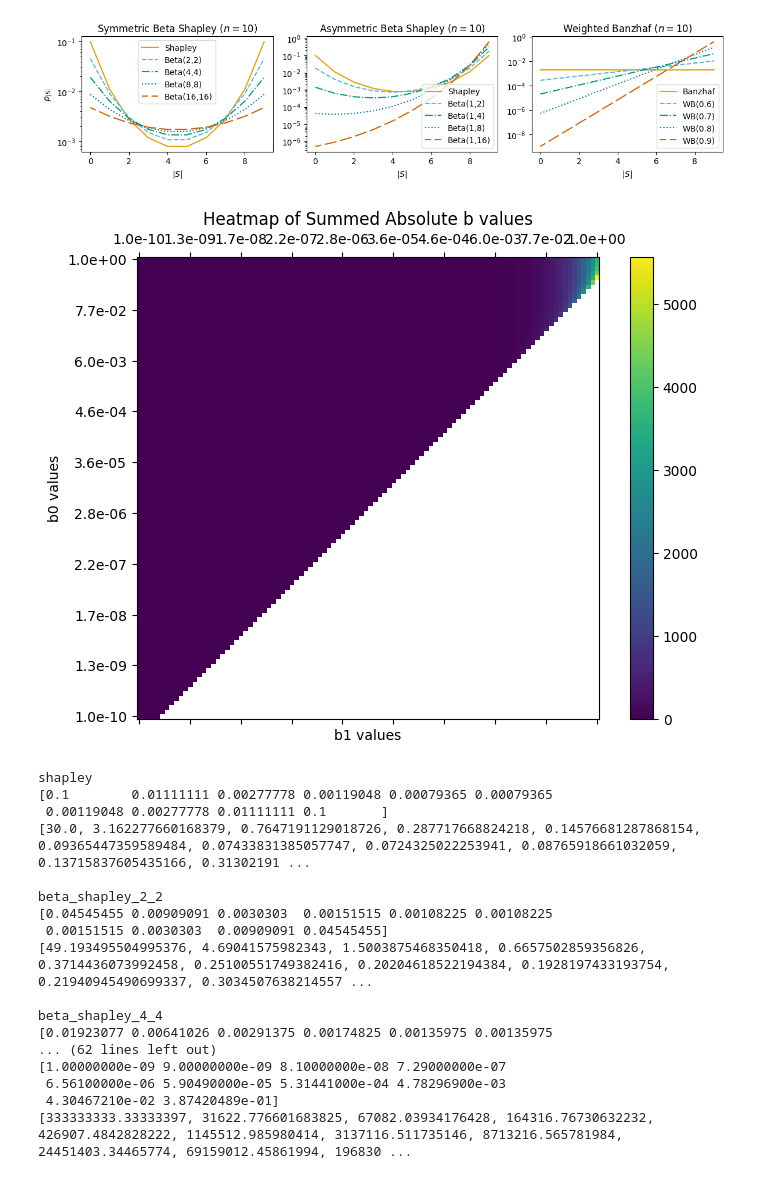
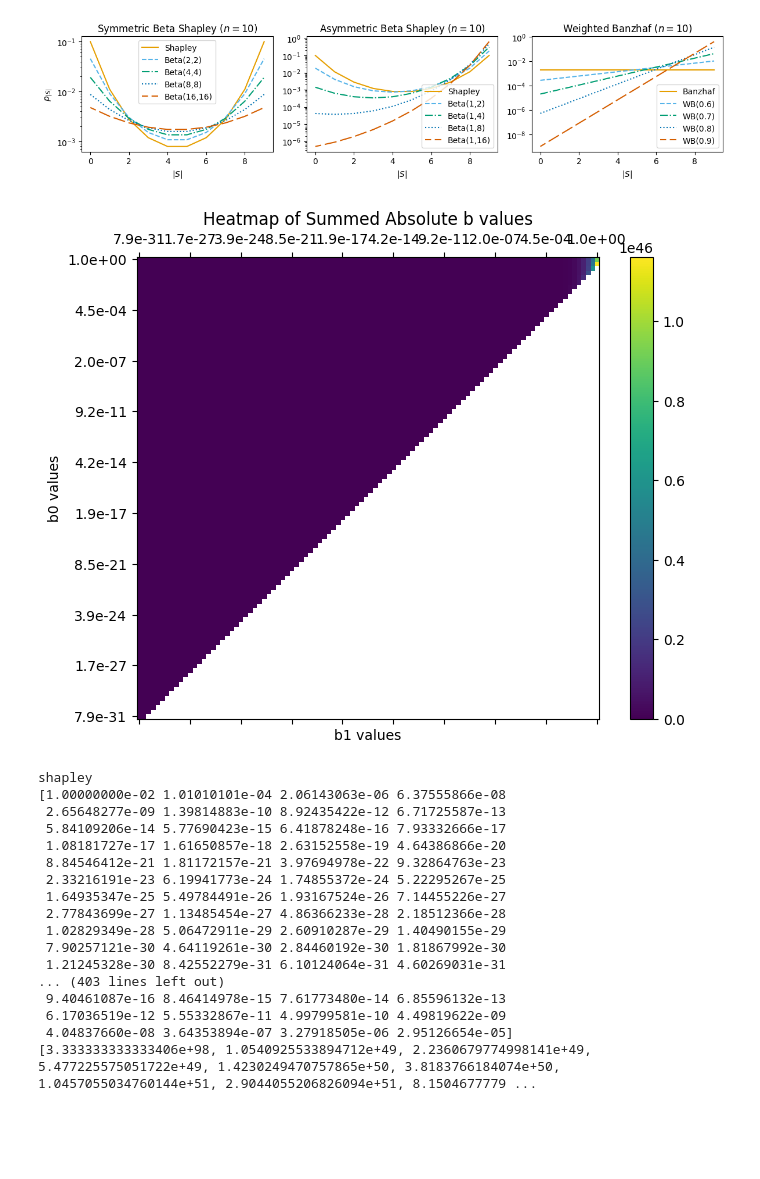
Before and after one commit to rtealwitter/regressionMSR, a Jupyter notebook: plot_pretty.ipynb, the cells around one changed output. Drawn from its saved outputs; the diff is of its cells as text; code cells hidden in the pictures; blank space fills up the shorter version.

```diff
--- a/plot_pretty.ipynb
+++ b/plot_pretty.ipynb
@@ -123,52 +123,54 @@ plot_probabilistic_values(n=10, figsize=figsize)
 [figure]
 # %%
 weighting_name = "weighted_banzhaf_0.9"
+#weighting_name = "shapley"
+#weighting_name = "banzhaf"
 
-n = 10
+n = 100
 p = get_p(n, weighting_name)
 
 # try log increasing values of b0 and b1
-val_ranges = np.geomspace(1e-10, 1, 100)
+val_ranges = np.geomspace(2**-n, 1, 100)
 # all possible values of b0 and b1
 b = np.zeros(n)
 saved_b = np.zeros((len(val_ranges), len(val_ranges)))
 # use meshgrid to get all possible values of b0 and b1
 for b0_idx, b0 in enumerate(val_ranges):
     b[0] = b0
     for b1_idx, b1 in enumerate(val_ranges):
         b[1] = b1
         for ell in range(1, n-1):
             numerator = p[ell]**2 * b[ell]**2 * b[ell-1]**2
             denominator1 = 2 * p[ell] * p[ell-1] * b[ell-1]**2
             denominator2 = -1*p[ell-1]**2 * b[ell]**2
             b[ell+1] = np.sqrt(numerator / (denominator1 + denominator2))
         saved_b[b0_idx, b1_idx] = sum(np.abs(b))
 
 
 # Plot the heatmap with labeled axes
 fig, ax = plt.subplots(figsize=(8, 6))
 cax = ax.matshow(saved_b, cmap='viridis', origin='lower')
 
 # Set axis labels and ticks
 ax.set_xticks(np.linspace(0, len(val_ranges) - 1, 10))
 ax.set_yticks(np.linspace(0, len(val_ranges) - 1, 10))
 ax.set_xticklabels([f"{val_ranges[int(i)]:.1e}" for i in np.linspace(0, len(val_ranges) - 1, 10)])
 ax.set_yticklabels([f"{val_ranges[int(i)]:.1e}" for i in np.linspace(0, len(val_ranges) - 1, 10)])
 
 plt.xlabel("b1 values")
 plt.ylabel("b0 values")
 plt.title("Heatmap of Summed Absolute b values")
 fig.colorbar(cax)
 plt.show()
 # %% [output]
-[figure, old version]
+[figure, new version]
 # %%
 for weighting in weightings:
     for weighting_name in weightings[weighting]:
         print(weighting_name)
-        n = 10
+        n = 100
         p = get_p(n, weighting_name)
-        b = [1/np.sqrt(p[0]*p[1]),1/np.sqrt(p[0])]
+        b = [1/np.sqrt(p[0]*p[1]),1/np.sqrt(p[1])]
         for ell in range(1, n):
             numerator = p[ell]**2 * b[ell-1]**2 * b[ell]**2
             denominator1 = 2 * p[ell] * p[ell-1] * b[ell-1]**2
@@ -180,19 +182,19 @@ for weighting in weightings:
         print()
 # %% [output]
 shapley
-[0.1        0.01111111 0.00277778 0.00119048 0.00079365 0.00079365
- 0.00119048 0.00277778 0.01111111 0.1       ]
-[30.0, 3.162277660168379, 0.7647191129018726, 0.287717668824218, 0.14576681287868154, 0.09365447359589484, 0.07433831385057747, 0.0724325022253941, 0.08765918661032059, 0.13715837605435166, 0.31302191 ...
-
-beta_shapley_2_2
-[0.04545455 0.00909091 0.0030303  0.00151515 0.00108225 0.00108225
- 0.00151515 0.0030303  0.00909091 0.04545455]
-[49.193495504995376, 4.69041575982343, 1.5003875468350418, 0.6657502859356826, 0.3714436073992458, 0.25100551749382416, 0.20204618522194384, 0.1928197433193754, 0.21940945490699337, 0.3034507638214557 ...
-
-beta_shapley_4_4
-[0.01923077 0.00641026 0.00291375 0.00174825 0.00135975 0.00135975
-... (62 lines left out)
-[1.00000000e-09 9.00000000e-09 8.10000000e-08 7.29000000e-07
- 6.56100000e-06 5.90490000e-05 5.31441000e-04 4.78296900e-03
- 4.30467210e-02 3.87420489e-01]
-[333333333.33333397, 31622.776601683825, 67082.03934176428, 164316.76730632232, 426907.4842828222, 1145512.985980414, 3137116.511735146, 8713216.565781984, 24451403.34465774, 69159012.45861994, 196830 ...
+[1.00000000e-02 1.01010101e-04 2.06143063e-06 6.37555866e-08
+ 2.65648277e-09 1.39814883e-10 8.92435422e-12 6.71725587e-13
+ 5.84109206e-14 5.77690423e-15 6.41878248e-16 7.93332666e-17
+ 1.08181727e-17 1.61650857e-18 2.63152558e-19 4.64386866e-20
+ 8.84546412e-21 1.81172157e-21 3.97694978e-22 9.32864763e-23
+ 2.33216191e-23 6.19941773e-24 1.74855372e-24 5.22295267e-25
+ 1.64935347e-25 5.49784491e-26 1.93167524e-26 7.14455226e-27
+ 2.77843699e-27 1.13485454e-27 4.86366233e-28 2.18512366e-28
+ 1.02829349e-28 5.06472911e-29 2.60910287e-29 1.40490155e-29
+ 7.90257121e-30 4.64119261e-30 2.84460192e-30 1.81867992e-30
+ 1.21245328e-30 8.42552279e-31 6.10124064e-31 4.60269031e-31
+... (403 lines left out)
+ 9.40461087e-16 8.46414978e-15 7.61773480e-14 6.85596132e-13
+ 6.17036519e-12 5.55332867e-11 4.99799581e-10 4.49819622e-09
+ 4.04837660e-08 3.64353894e-07 3.27918505e-06 2.95126654e-05]
+[3.333333333333406e+98, 1.0540925533894712e+49, 2.2360679774998141e+49, 5.477225575051722e+49, 1.4230249470757865e+50, 3.8183766184074e+50, 1.0457055034760144e+51, 2.9044055206826094e+51, 8.1504677779 ...
```
